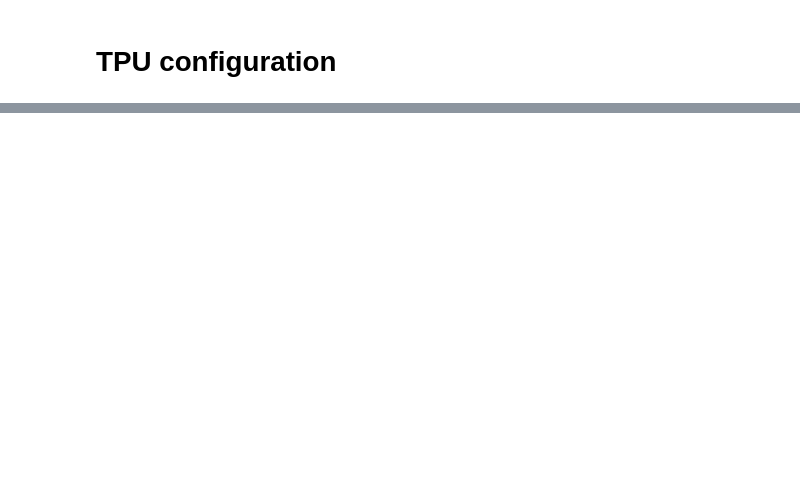
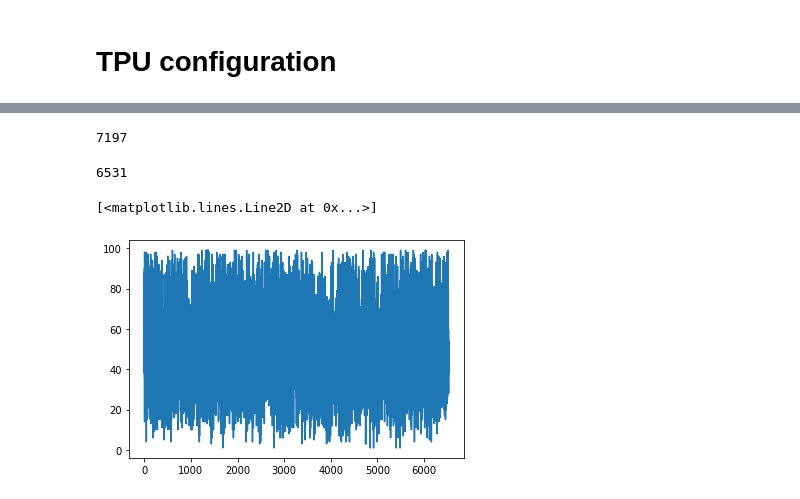
Before and after one commit to tempdeltavalue/Dialog, a Jupyter notebook: API/ParlAI_ex/speaker_and_emotion_classification(huggingface_tf).ipynb, the cells around one changed output, grey strips where cells are left out. Saved outputs shown, nothing was run; the diff lists cells and outputs as text; code cells hidden in the pictures; blank space fills up the shorter version.

```diff
--- a/API/ParlAI_ex/speaker_and_emotion_classification(huggingface_tf).ipynb
+++ b/API/ParlAI_ex/speaker_and_emotion_classification(huggingface_tf).ipynb
@@ -60,18 +60,31 @@ emd_df.reset_index(inplace=True)
 # %%
 import numpy as np
 
-slice_most_repeated_indexes = emd_df['speaker_idx'].value_counts()[0:20].index
+# slice_most_repeated_indexes = emd_df['speaker_idx'].value_counts()[0:20].index
 
-most_repeated = emd_df[emd_df['speaker_idx'].isin(slice_most_repeated_indexes)]
+# most_repeated = emd_df[emd_df['speaker_idx'].isin(slice_most_repeated_indexes)]
 
-most_repeated["two_input"] = most_repeated[['utterance', 'prompt']].apply(lambda x: ' '.join(x), axis=1)
+most_repeated[["utterance", "context"]].head()
 
-unq_speakers = most_repeated["speaker_idx"].unique().tolist()
-print(len(unq_speakers))
-most_repeated["speaker_label"] = list(map(lambda x: unq_speakers.index(x), most_repeated["speaker_idx"]))
+# !!!!!
+most_repeated = most_repeated[((most_repeated["context"] == "joyful") |
+                               (most_repeated["context"] == "angry") |
+                               (most_repeated["context"] == "excited") |
+                               (most_repeated["context"] == "sad") |
+                               (most_repeated["context"] == "annoyed") |
+                               (most_repeated["context"] == "afraid") |
+                               (most_repeated["context"] == "lonely")
+                               )]
+
+# !!!!!
 
 unq_contexts = most_repeated["context"].unique().tolist()
 print(len(unq_contexts))
 
 most_repeated["context_label"] = list(map(lambda x: unq_contexts.index(x), most_repeated["context"]))
+# most_repeated["two_input"] = most_repeated[['utterance', 'prompt']].apply(lambda x: ' '.join(x), axis=1)
+
+# unq_speakers = most_repeated["speaker_idx"].unique().tolist()
+# print(len(unq_speakers))
+# most_repeated["speaker_label"] = list(map(lambda x: unq_speakers.index(x), most_repeated["speaker_idx"]))
 # %% [output]
@@ -113,0 +103,17 @@ X_train_s, X_val_s, y_train_s, y_val_s = train_test_split(train_data["two_input"
+# %%
+str_lengths = list(map(lambda x: len(str(x)), most_repeated["utterance"]))
+print(len(str_lengths))
+# %% [output]
+7197
+# %%
+import matplotlib.pyplot as plt
+import random # to speed up visualization
+
+
+vis_str_lengths = list(filter(lambda x: x < 100, str_lengths))
+print(len(vis_str_lengths))
+plt.plot(vis_str_lengths)
+# %% [output]
+6531
+[<matplotlib.lines.Line2D at 0x...>]
+[figure, added]
```
Also changed, not shown: parts of 32 cells of this notebook, 8 other files.
